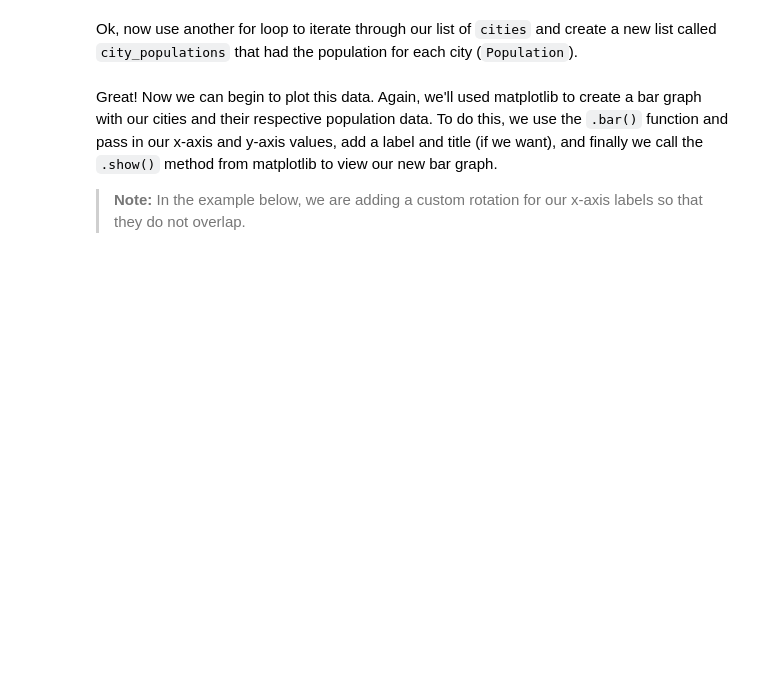
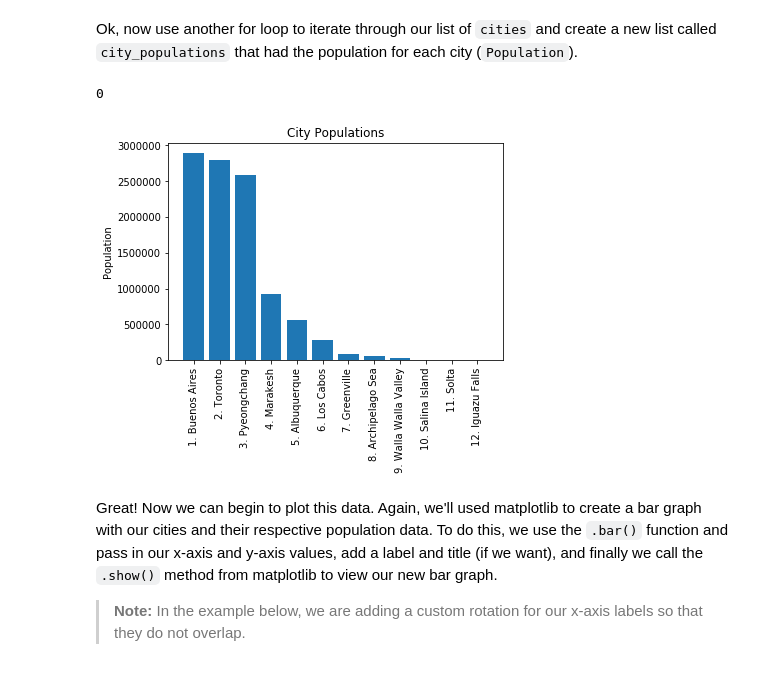
Before and after one commit to learn-co-curriculum/dsc-looping-over-collections-lab, a Jupyter notebook: index.ipynb, the cells around one changed output. Cells and saved outputs as stored; diff of their text form; code cells hidden in the pictures; blank space fills up the shorter version.

```diff
--- a/index.ipynb
+++ b/index.ipynb
@@ -83,3 +179,10 @@ names_and_ranks
 print(names_and_ranks[0]) # '1. Buenos Aires'
 print(names_and_ranks[1]) # '2. Toronto'
 print(names_and_ranks[-1]) # '12. Iguazu Falls'
+# %%
+# __SOLUTION__
+city_populations = []
+for city in cities:
+    city_populations.append(city['Population'])
+city_populations
+# use a for loop to iterate through the list of cities with their corresponding population
@@ -86,5 +202,12 @@ print(names_and_ranks[-1]) # '12. Iguazu Falls'
 # %% [markdown]
 Ok, now use another for loop to iterate through our list of `cities` and create a new list called `city_populations` that had the population for each city (`Population`).
+# %%
+# __SOLUTION__
+city_populations[0] # 2891000
+city_populations[1] # 2800000
+city_populations[-1] # 0
+# %% [output]
+0
 # %%
 city_populations = []
 for city in cities:
@@ -94,6 +217,15 @@ city_populations # use a for loop to iterate through the list of cities with the
 print(city_populations[0]) # 2891000
 print(city_populations[1]) # 2800000
 print(city_populations[-1]) # 0
+# %%
+# __SOLUTION__
+plt.bar(names_and_ranks, city_populations)
+plt.xticks(rotation='vertical')
+plt.ylabel('Population')
+plt.title('City Populations')
+plt.show()
+# %% [output]
+[figure, added]
 # %% [markdown]
 Great! Now we can begin to plot this data. Again, we'll used matplotlib to create a bar graph with our cities and their respective population data. To do this, we use the `.bar()` function and pass in our x-axis and y-axis values, add a label and title (if we want), and finally we call the `.show()` method from matplotlib to view our new bar graph.
 
```
Also changed, not shown: parts of 13 cells of this notebook, 5 other files.
